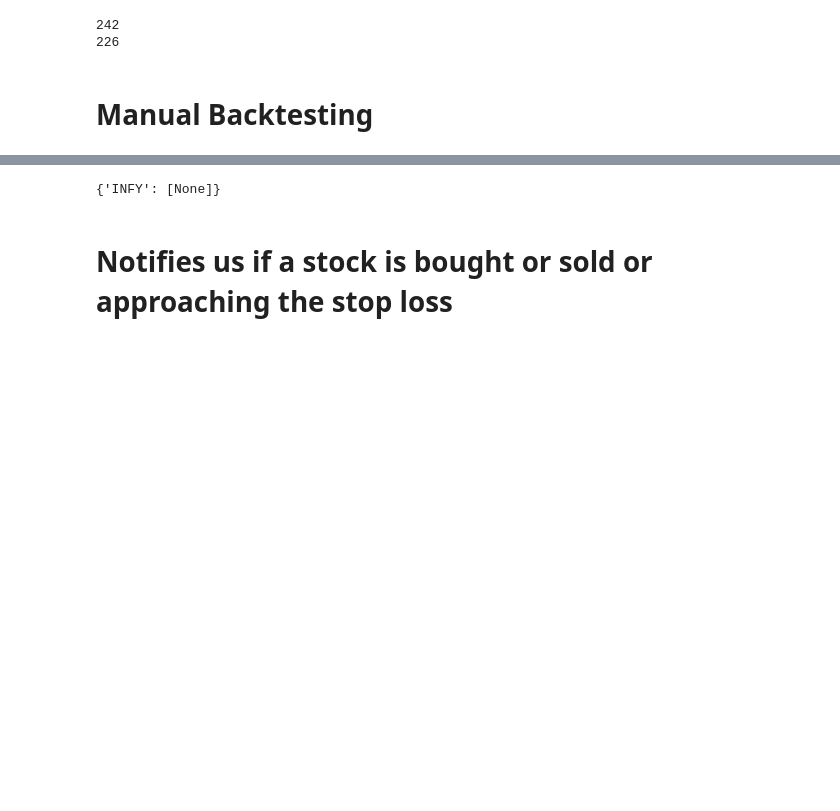
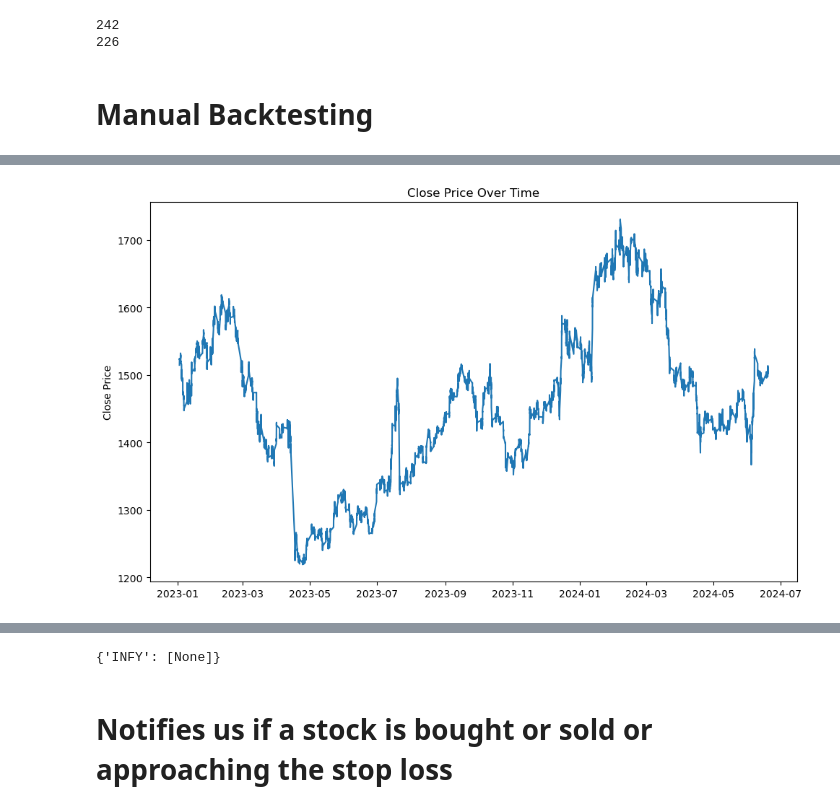
Before and after one commit to Jayasuryan0821/AlgoTrading-on-Kite, a Jupyter notebook: MACD/trade.ipynb, the cells around one changed output, grey strips where cells are left out. Cells and saved outputs as stored; diff of their text form; code cells hidden in the pictures; blank space fills up the shorter version.

```diff
--- a/MACD/trade.ipynb
+++ b/MACD/trade.ipynb
@@ -532,0 +528,5 @@ class MACD_RSI_Strategy(Strategy):
+# %%
+cols = ['fast_ma', 'slow_ma','close_diff', 'gain', 'loss',
+       'avg_gain', 'avg_loss', 'rs']
+backtest_df.drop(columns=cols,axis=1,inplace=True)
+backtest_df
@@ -532,0 +548,9 @@ class MACD_RSI_Strategy(Strategy):
+# %%
+plt.figure(figsize=(10, 6))
+plt.plot(backtest_df['Close'])
+plt.ylabel('Close Price')
+plt.title('Close Price Over Time')
+plt.tight_layout()
+plt.show()
+# %% [output]
+[figure, added]
```
Also changed, not shown: parts of 29 cells of this notebook.
